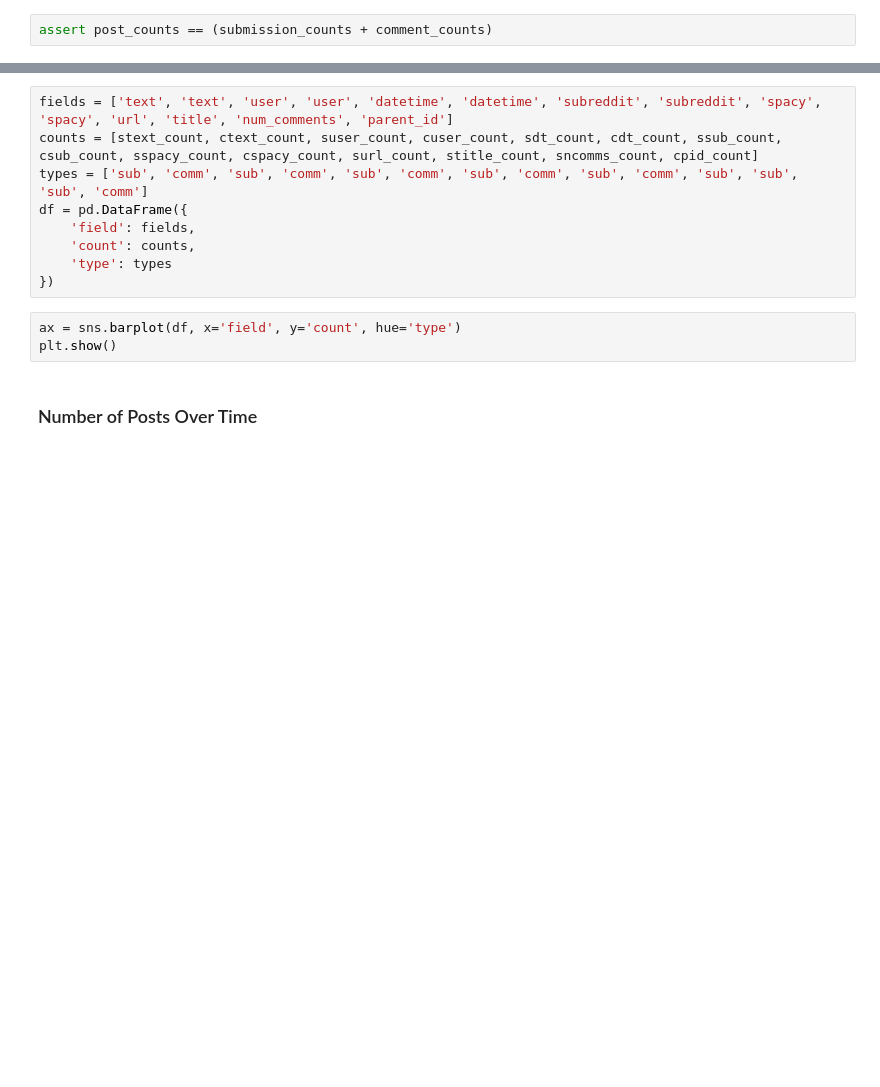
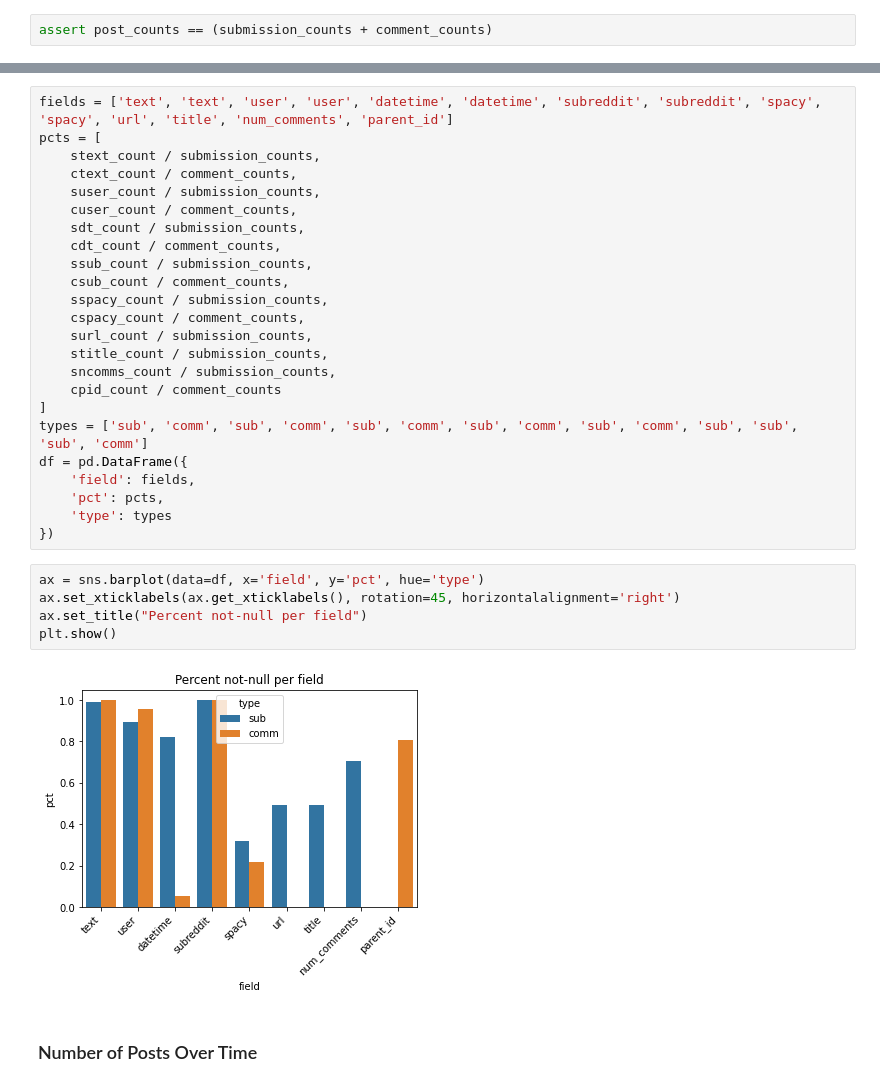
Before and after one commit to akilby/drug_pricing, a Jupyter notebook: notebooks/dashboard.ipynb, the cells around one changed output, grey strips where cells are left out. Drawn from its saved outputs; the diff is of its cells as text; blank space fills up the shorter version.

```diff
--- a/notebooks/dashboard.ipynb
+++ b/notebooks/dashboard.ipynb
@@ -88,15 +94,34 @@ text counts .....
 # %%
 fields = ['text', 'text', 'user', 'user', 'datetime', 'datetime', 'subreddit', 'subreddit', 'spacy', 'spacy', 'url', 'title', 'num_comments', 'parent_id']
-counts = [stext_count, ctext_count, suser_count, cuser_count, sdt_count, cdt_count, ssub_count, csub_count, sspacy_count, cspacy_count, surl_count, stitle_count, sncomms_count, cpid_count]
+pcts = [
+    stext_count / submission_counts,
+    ctext_count / comment_counts,
+    suser_count / submission_counts,
+    cuser_count / comment_counts,
+    sdt_count / submission_counts,
+    cdt_count / comment_counts,
+    ssub_count / submission_counts,
+    csub_count / comment_counts,
+    sspacy_count / submission_counts,
+    cspacy_count / comment_counts,
+    surl_count / submission_counts,
+    stitle_count / submission_counts,
+    sncomms_count / submission_counts,
+    cpid_count / comment_counts
+]
 types = ['sub', 'comm', 'sub', 'comm', 'sub', 'comm', 'sub', 'comm', 'sub', 'comm', 'sub', 'sub', 'sub', 'comm']
 df = pd.DataFrame({
     'field': fields,
-    'count': counts,
+    'pct': pcts,
     'type': types
 })
 # %%
-ax = sns.barplot(df, x='field', y='count', hue='type')
+ax = sns.barplot(data=df, x='field', y='pct', hue='type')
+ax.set_xticklabels(ax.get_xticklabels(), rotation=45, horizontalalignment='right')
+ax.set_title("Percent not-null per field")
 plt.show()
+# %% [output]
+[figure, added]
 # %% [markdown]
 ### Number of Posts Over Time
 # %%
```
Also changed, not shown: parts of 4 cells of this notebook, 1 other file.
